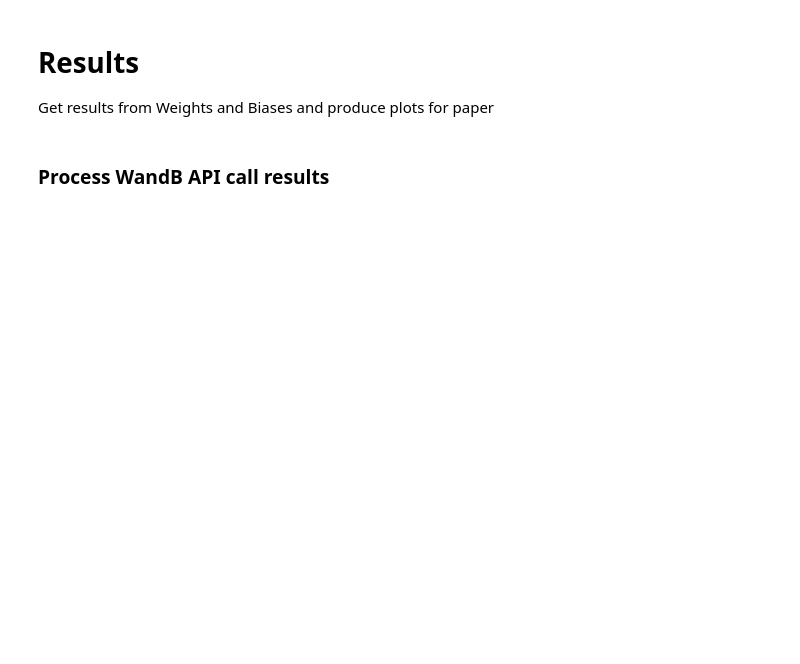
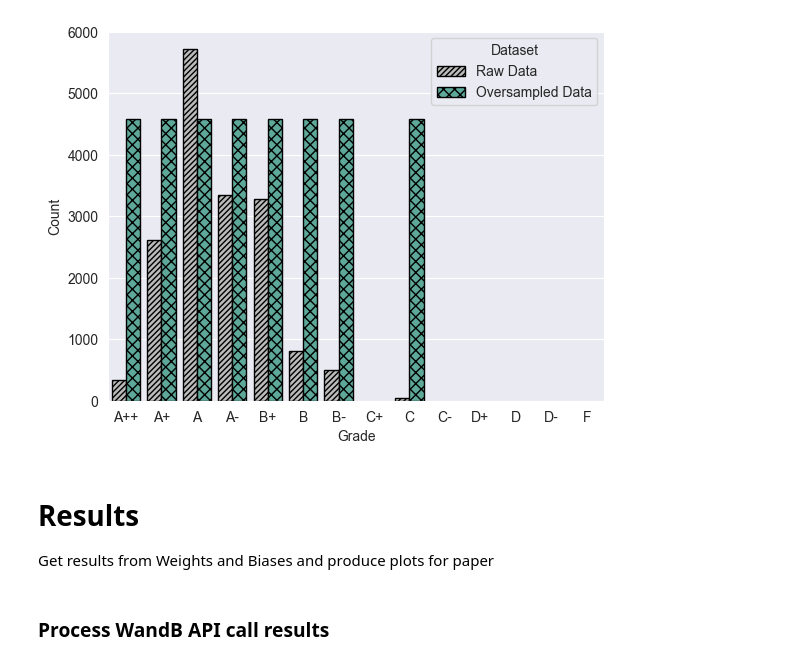
Before and after one commit to m-messer/Grading-Documentation-with-Machine-Learning, a Jupyter notebook: results.ipynb, the cells around one changed output. Saved outputs shown, nothing was run; the diff lists cells and outputs as text; code cells hidden in the pictures; blank space fills up the shorter version.

```diff
--- a/results.ipynb
+++ b/results.ipynb
@@ -6,3 +48,31 @@ import os
+# %%
+g = sns.barplot(count_df, x='Grade', y='Count', hue='Dataset', palette=sns.color_palette([grey, blue]))
+
+hatches = ['//', 'x']
+colors = [grey, teal]
+styles = zip(hatches, colors)
+
+
+for style, these_bars in zip(styles, g.containers):
+    for this_bar in these_bars:
+        this_bar.set_hatch(3 * style[0])
+        this_bar.set_facecolor(style[1])
+        this_bar.set_edgecolor('black')
+
+# g.set(xlabel='Class Label', ylabel='Count')
+
+handles = g.get_legend_handles_labels()[0]
+
+for i in range(len(handles)):
+    handles[i].set_facecolor(colors[i])
+    handles[i].set_hatch(3 * hatches[i])
+    handles[i].set_edgecolor('black')
+
+g.legend(title='Dataset')
+
+g.get_figure().savefig('plots/menagerie_oversampled.pdf', bbox_inches='tight')
+# %% [output]
+[figure, added]
 # %% [markdown]
 # Results
 Get results from Weights and Biases and produce plots for paper
```
Also changed, not shown: parts of 27 cells of this notebook, 1 other file.
